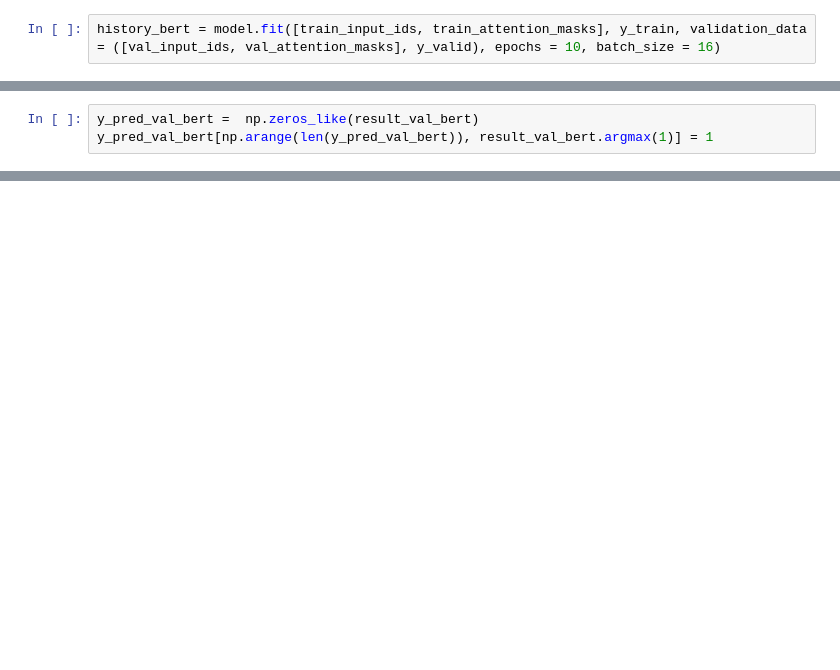
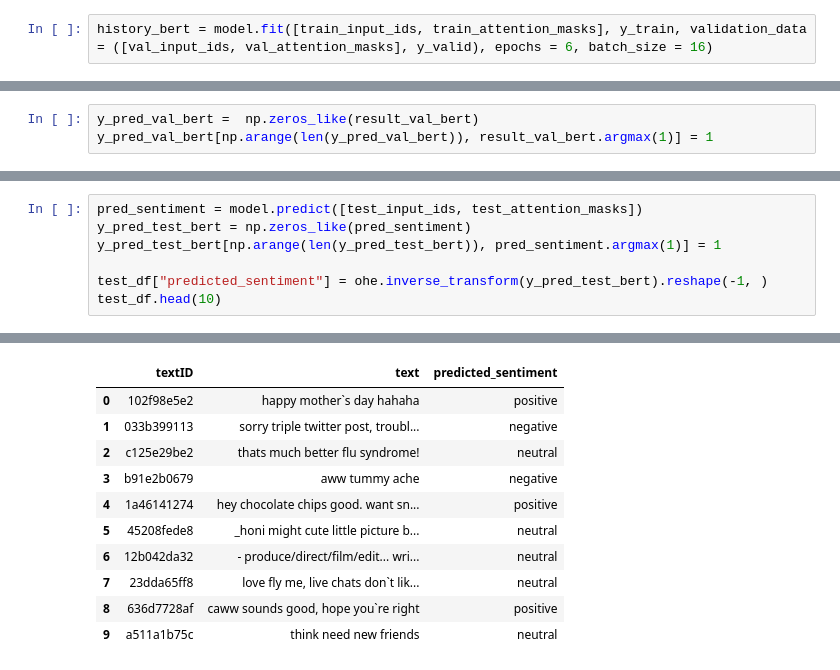
Before and after one commit to AdityaRadjou/SentimentAnalysis, a Jupyter notebook: Twitter_Sentiment_Analysis.ipynb, the cells around one changed output, grey strips where cells are left out. Saved outputs shown, nothing was run; the diff lists cells and outputs as text; blank space fills up the shorter version.

Commit message:
Add testing on unseen data

```diff
--- a/Twitter_Sentiment_Analysis.ipynb
+++ b/Twitter_Sentiment_Analysis.ipynb
@@ -621,5 +621,5 @@ Trainable params: 109,484,547
 Non-trainable params: 0
 __________________________________________________________________________________________________
 # %%
-history_bert = model.fit([train_input_ids, train_attention_masks], y_train, validation_data = ([val_input_ids, val_attention_masks], y_valid), epochs = 10, batch_size = 16)
+history_bert = model.fit([train_input_ids, train_attention_masks], y_train, validation_data = ([val_input_ids, val_attention_masks], y_valid), epochs = 6, batch_size = 16)
 # %% [output]
@@ -661,0 +672,8 @@ The F-1 score is: 0.82
+# %%
+pred_sentiment = model.predict([test_input_ids, test_attention_masks])
+y_pred_test_bert = np.zeros_like(pred_sentiment)
+y_pred_test_bert[np.arange(len(y_pred_test_bert)), pred_sentiment.argmax(1)] = 1
+
+test_df["predicted_sentiment"] = ohe.inverse_transform(y_pred_test_bert).reshape(-1, )
+test_df.head(10)
+# %% [output]
@@ -661,0 +681,11 @@ The F-1 score is: 0.82
+|  | textID | text | predicted_sentiment |
+| 0 | 102f98e5e2 | happy mother`s day hahaha | positive |
+| 1 | 033b399113 | sorry triple twitter post, troubl... | negative |
+| 2 | c125e29be2 | thats much better flu syndrome! | neutral |
+| 3 | b91e2b0679 | aww tummy ache | negative |
+| 4 | 1a46141274 | hey chocolate chips good. want sn... | positive |
+| 5 | 45208fede8 | _honi might cute little picture b... | neutral |
+| 6 | 12b042da32 | - produce/direct/film/edit... wri... | neutral |
+| 7 | 23dda65ff8 | love fly me, live chats don`t lik... | neutral |
+| 8 | 636d7728af | caww sounds good, hope you`re right | positive |
+| 9 | a511a1b75c | think need new friends | neutral |
```
Also changed, not shown: parts of 7 cells of this notebook.
